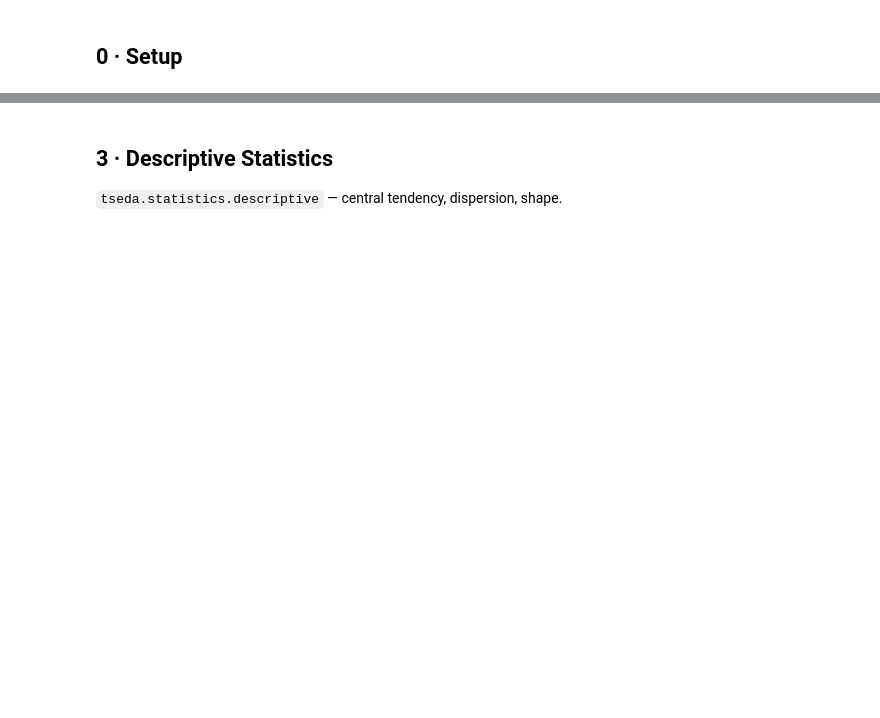
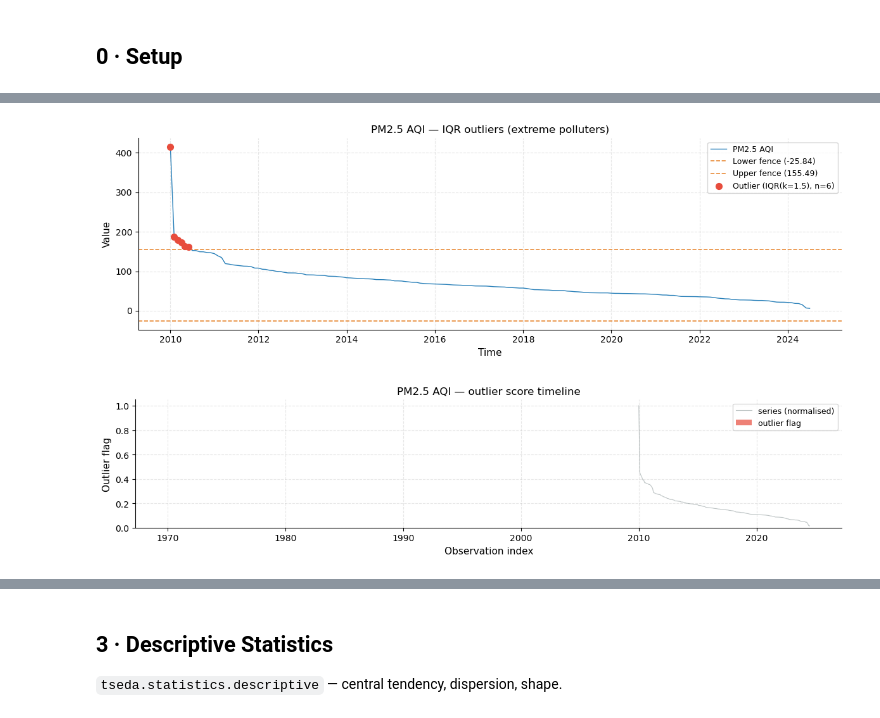
Before and after one commit to amir-jafari/Time-Series-EDA, a Jupyter notebook: notebooks/Global_Air_Pollution_EDA.ipynb, the cells around one changed output, grey strips where cells are left out. Saved outputs shown, nothing was run; the diff lists cells and outputs as text; code cells hidden in the pictures; blank space fills up the shorter version.

```diff
--- a/notebooks/Global_Air_Pollution_EDA.ipynb
+++ b/notebooks/Global_Air_Pollution_EDA.ipynb
@@ -122,10 +201,10 @@ print(f"MAD     : {r_mad.n_outliers} outliers")
 # %%
 from tseda.visualization.quality_plots import plot_outliers, plot_outlier_score
 
-fig = plot_outliers(ts_pm25, r_iqr,
-                    title="PM2.5 AQI — IQR outlier detection (extreme polluters)")
-plt.savefig("fig_02b_outliers.png", bbox_inches="tight", dpi=90); plt.show()
-
-fig = plot_outlier_score(ts_pm25, r_iqr,
-                         title="PM2.5 AQI — outlier score timeline")
-plt.savefig("fig_02c_outlier_score.png", bbox_inches="tight", dpi=90); plt.show()
+show(plot_outliers(ts_pm25, r_iqr,
+     title="PM2.5 AQI — IQR outliers (extreme polluters)"), "02b_outliers.png")
+show(plot_outlier_score(ts_pm25, r_iqr,
+     title="PM2.5 AQI — outlier score timeline"), "02c_outlier_score.png")
+# %% [output]
+[figure, added]
+[figure, added]
```
Also changed, not shown: parts of 111 cells of this notebook.
